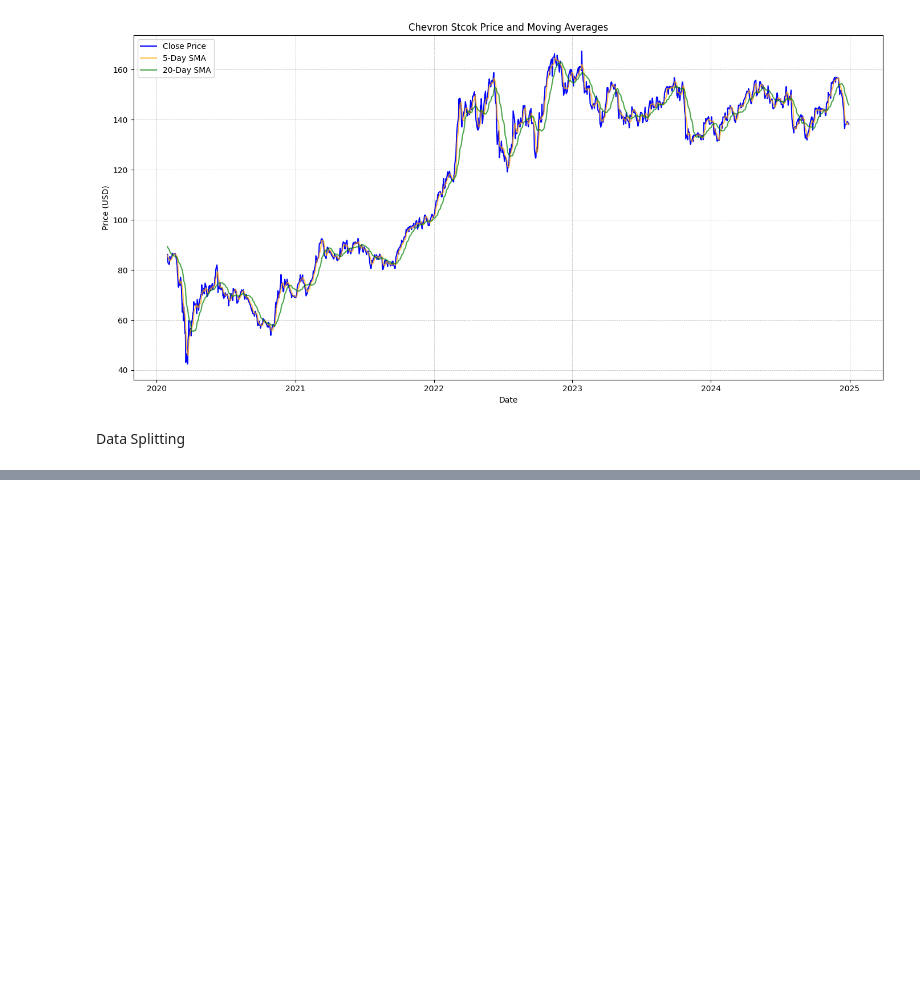
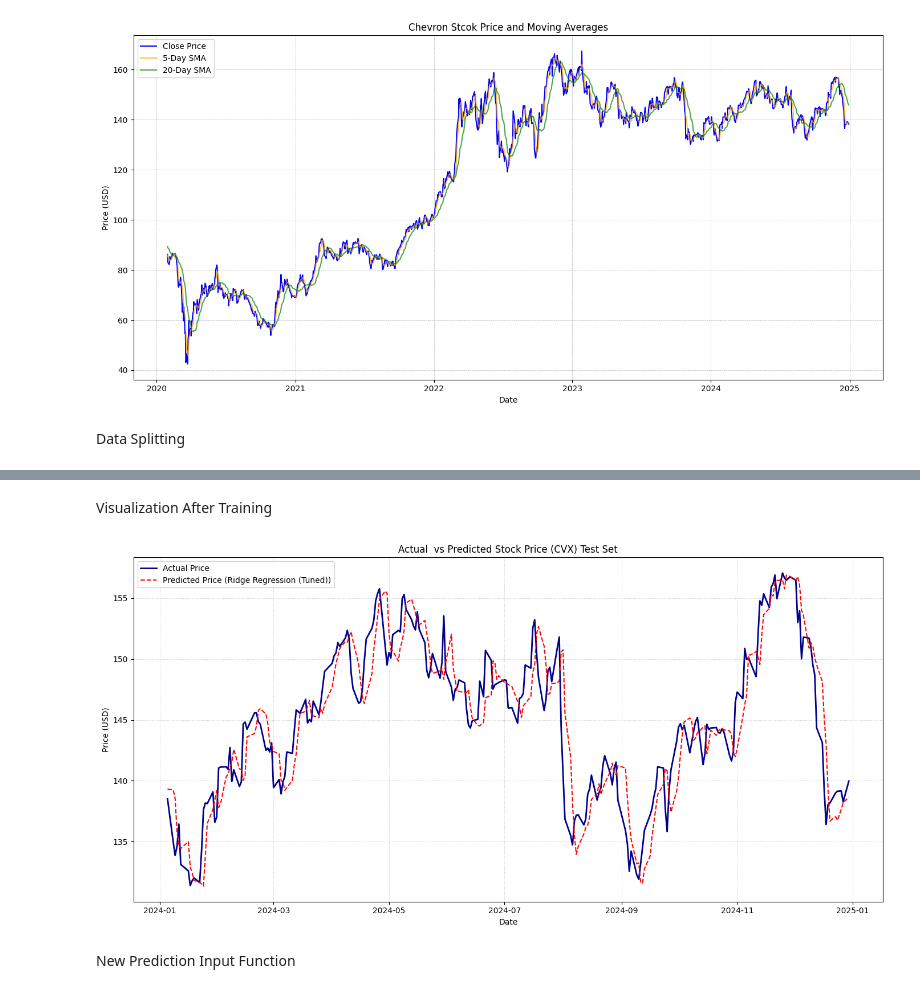
Before and after one commit to charlesakinnurun/chevron-stock, a Jupyter notebook: model.ipynb, the cells around one changed output, grey strips where cells are left out. Cells and saved outputs as stored; diff of their text form; code cells hidden in the pictures; blank space fills up the shorter version.

```diff
--- a/model.ipynb
+++ b/model.ipynb
@@ -128,0 +173,18 @@ y_train,y_test = y[:split_point],y[split_point:]
+# %%
+# Tune Random Forest Regressor
+# Define the grid of parameters to search
+rf_params = {
+    # Number of trees in the forest
+    "n_estimators":[50,100,200],
+    # Maximum depth of the tree
+    "max_depth":[None,10,20],
+    # Minimum numnber of samples required to split an internal node
+    "min_samples_split":[2,5]
+}
+# Use the GridSearchCV (it will take a longer due to the complexity of RF)
+rf_gs = GridSearchCV(RandomForestRegressor(random_state=42),rf_params,cv=3,scoring="neg_mean_squared_error")
+# Fit the GridSearchCV on the unscaled training data (RF is less sensitive to scaling)
+rf_gs.fit(X_train,y_train)
+# Update the models dictionary with the best found estimator
+models["Random Forest Regressor (Tuned)"] = rf_gs.best_estimator_
+print(f"Best Random Forest Params: {rf_gs.best_params_}")
@@ -128,0 +195,5 @@ y_train,y_test = y[:split_point],y[split_point:]
+# %%
+results = {}
+best_rmse = float("inf")
+best_model_name = ""
+best_predictions = None
@@ -128,0 +267,27 @@ y_train,y_test = y[:split_point],y[split_point:]
+# %% [markdown]
+Visualization After Training
+# %%
+# Create a DataFrame to combine the actual test prices and the best model's predictions
+plot_df = pd.DataFrame({
+    "Actual Price":y_test,
+    "Predicted Price":best_predictions
+},index=y_test.index)
+# %%
+plt.figure(figsize=(14,7))
+# Plot the actual price movements in the test set
+plt.plot(plot_df.index,plot_df["Actual Price"],label="Actual Price",color="darkblue",linewidth=2)
+# Plot the predicted price movements from the best model
+plt.plot(plot_df.index,plot_df["Predicted Price"],label=f"Predicted Price ({best_model_name})",color="red",linestyle="--",linewidth=1.5)
+
+
+plt.title(f"Actual  vs Predicted Stock Price ({TICKER}) Test Set")
+plt.xlabel("Date")
+plt.ylabel("Price (USD)")
+plt.legend()
+plt.grid(True,which="both",linestyle=":",linewidth=0.5)
+plt.tight_layout()
+plt.show() # Display the plot
+# %% [output]
+[figure, added]
+# %% [markdown]
+New Prediction Input Function
```
Also changed, not shown: parts of 13 cells of this notebook, 1 other file.
